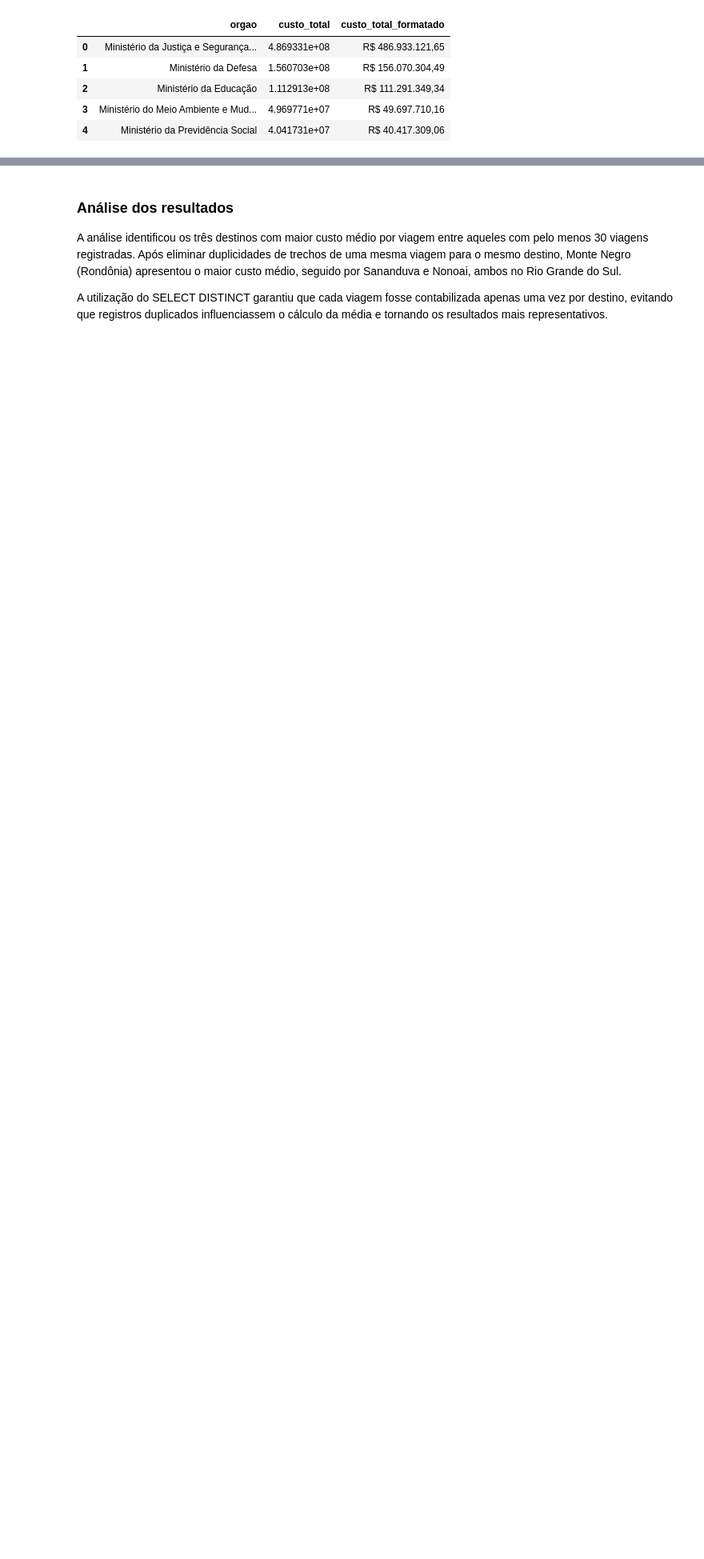
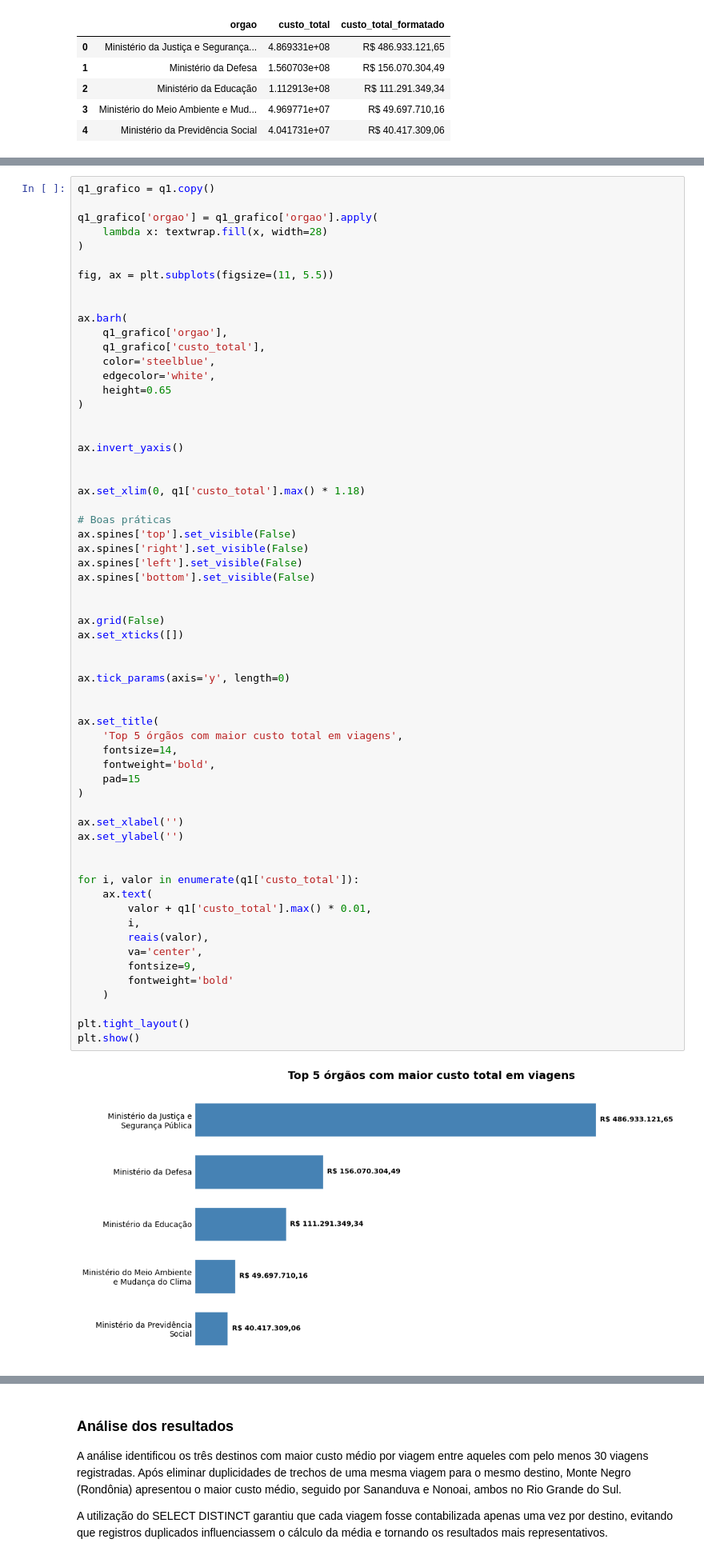
Before and after one commit to FernandaBarrosLinhares/Projeto-Final-Fernanda-Linhares, a Jupyter notebook: notebooks/3_analise.ipynb, the cells around one changed output, grey strips where cells are left out. Shown at 80% size. Saved outputs shown, nothing was run; the diff lists cells and outputs as text; blank space fills up the shorter version.

Commit message:
Finalização deas boas práticas do gráfico da questão um.

```diff
--- a/notebooks/3_analise.ipynb
+++ b/notebooks/3_analise.ipynb
@@ -127,2 +69,65 @@ Essa análise permite identificar quais órgãos possuem maior participação no
+# %%
+q1_grafico = q1.copy()
+
+q1_grafico['orgao'] = q1_grafico['orgao'].apply(
+    lambda x: textwrap.fill(x, width=28)
+)
+
+fig, ax = plt.subplots(figsize=(11, 5.5))
+
+
+ax.barh(
+    q1_grafico['orgao'],
+    q1_grafico['custo_total'],
+    color='steelblue',
+    edgecolor='white',
+    height=0.65
+)
+
+
+ax.invert_yaxis()
+
+
+ax.set_xlim(0, q1['custo_total'].max() * 1.18)
+
+# Boas práticas
+ax.spines['top'].set_visible(False)
+ax.spines['right'].set_visible(False)
+ax.spines['left'].set_visible(False)
+ax.spines['bottom'].set_visible(False)
+
+
+ax.grid(False)
+ax.set_xticks([])
+
+
+ax.tick_params(axis='y', length=0)
+
+
+ax.set_title(
+    'Top 5 órgãos com maior custo total em viagens',
+    fontsize=14,
+    fontweight='bold',
+    pad=15
+)
+
+ax.set_xlabel('')
+ax.set_ylabel('')
+
+
+for i, valor in enumerate(q1['custo_total']):
+    ax.text(
+        valor + q1['custo_total'].max() * 0.01,
+        i,
+        reais(valor),
+        va='center',
+        fontsize=9,
+        fontweight='bold'
+    )
+
+plt.tight_layout()
+plt.show()
+# %% [output]
+[figure, added]
 # %% [markdown]
 ## Pergunta 2 – Quais são os 3 destinos com maior custo médio por viagem?
```
Also changed, not shown: parts of 6 cells of this notebook.
